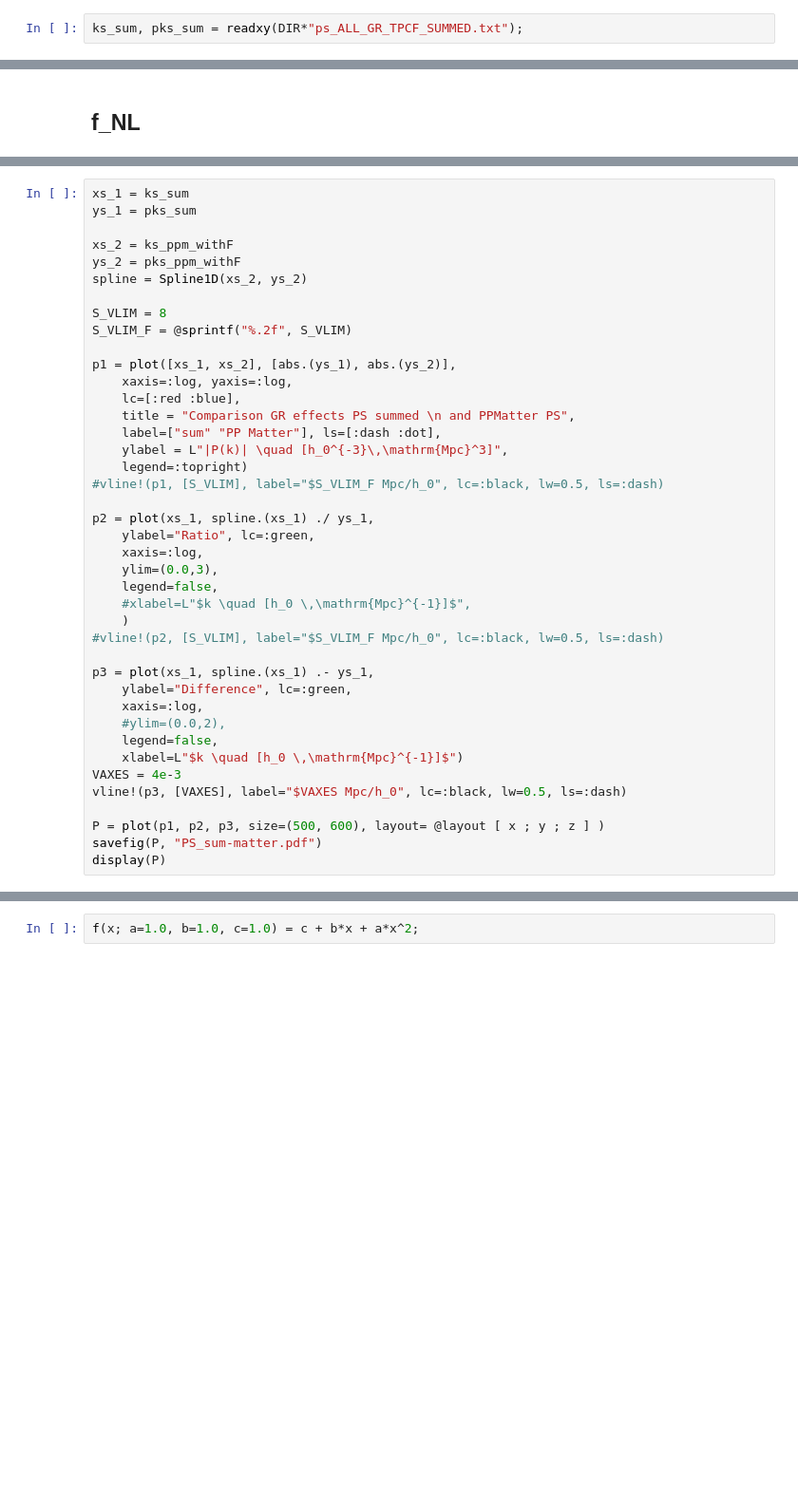
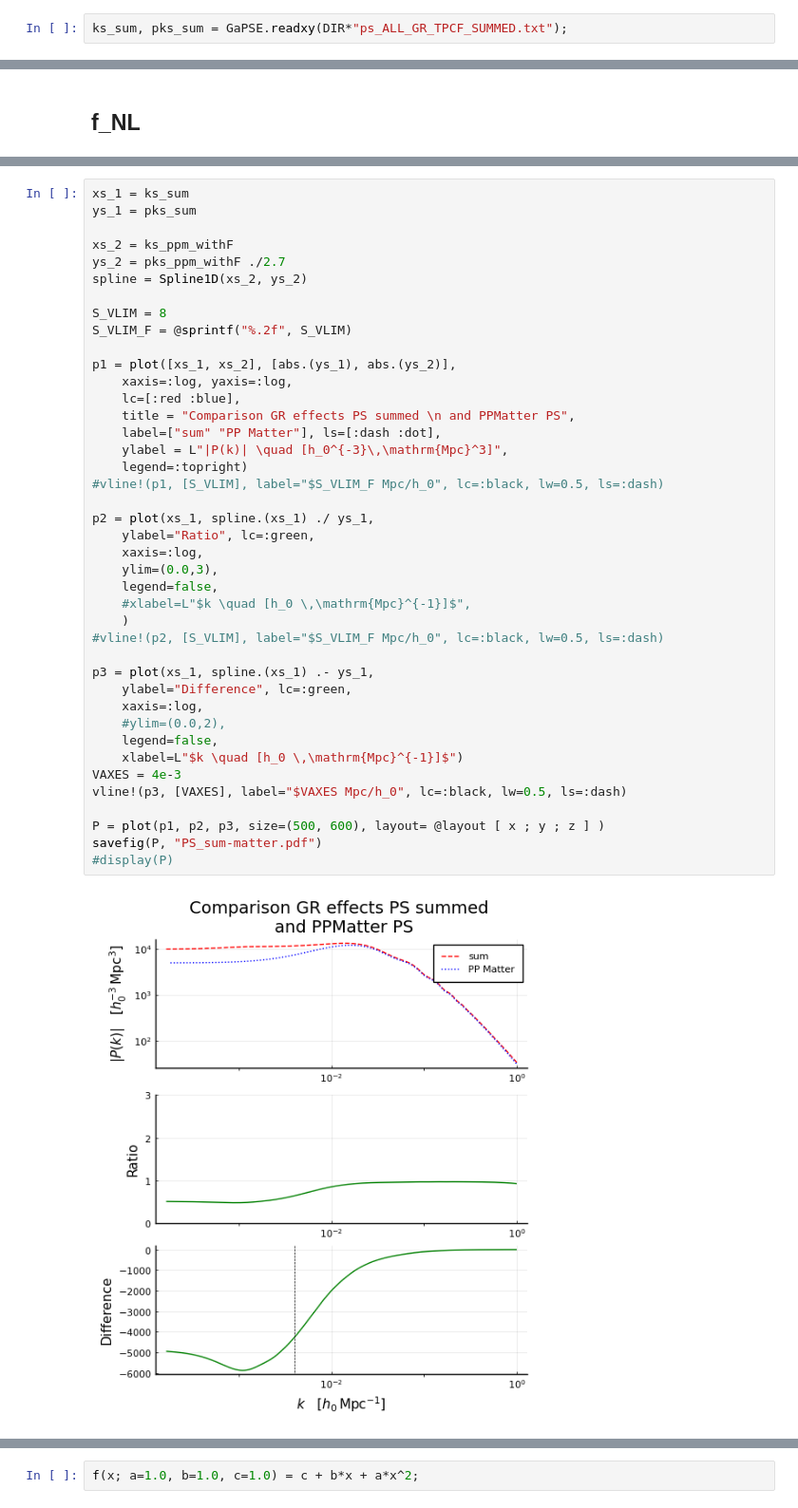
Before and after one commit to foglienimatteo/GaPSE.jl, a Jupyter notebook: ipynbs/Effective_fNL.ipynb, the cells around one changed output, grey strips where cells are left out. Shown at 95% size. Drawn from its saved outputs; the diff is of its cells as text; blank space fills up the shorter version.

```diff
--- a/ipynbs/Effective_fNL.ipynb
+++ b/ipynbs/Effective_fNL.ipynb
@@ -413,5 +522,5 @@ time needed for this Power Spectrum computation [in s] = 0.0006520748138427734
 # %%
-ks_sum, pks_sum = readxy(DIR*"ps_ALL_GR_TPCF_SUMMED.txt");
+ks_sum, pks_sum = GaPSE.readxy(DIR*"ps_ALL_GR_TPCF_SUMMED.txt");
 # %% [markdown]
 ## Plots
 # %%
@@ -566,7 +690,7 @@ xs_1 = ks_sum
 ys_1 = pks_sum
 
 xs_2 = ks_ppm_withF
-ys_2 = pks_ppm_withF
+ys_2 = pks_ppm_withF ./2.7
 spline = Spline1D(xs_2, ys_2)
 
 S_VLIM = 8
@@ -574,31 +698,33 @@ S_VLIM_F = @sprintf("%.2f", S_VLIM)
 
 p1 = plot([xs_1, xs_2], [abs.(ys_1), abs.(ys_2)],
     xaxis=:log, yaxis=:log,
     lc=[:red :blue],
     title = "Comparison GR effects PS summed \n and PPMatter PS",
     label=["sum" "PP Matter"], ls=[:dash :dot],
     ylabel = L"|P(k)| \quad [h_0^{-3}\,\mathrm{Mpc}^3]",
     legend=:topright)
 #vline!(p1, [S_VLIM], label="$S_VLIM_F Mpc/h_0", lc=:black, lw=0.5, ls=:dash)
 
 p2 = plot(xs_1, spline.(xs_1) ./ ys_1,
     ylabel="Ratio", lc=:green,
     xaxis=:log,
     ylim=(0.0,3),
     legend=false,
     #xlabel=L"$k \quad [h_0 \,\mathrm{Mpc}^{-1}]$",
     )
 #vline!(p2, [S_VLIM], label="$S_VLIM_F Mpc/h_0", lc=:black, lw=0.5, ls=:dash)
 
 p3 = plot(xs_1, spline.(xs_1) .- ys_1,
     ylabel="Difference", lc=:green,
     xaxis=:log,
     #ylim=(0.0,2),
     legend=false,
     xlabel=L"$k \quad [h_0 \,\mathrm{Mpc}^{-1}]$")
 VAXES = 4e-3
 vline!(p3, [VAXES], label="$VAXES Mpc/h_0", lc=:black, lw=0.5, ls=:dash)
 
 P = plot(p1, p2, p3, size=(500, 600), layout= @layout [ x ; y ; z ] )
 savefig(P, "PS_sum-matter.pdf")
-display(P)
+#display(P)
+# %% [output]
+[figure, added]
```
Also changed, not shown: parts of 49 cells of this notebook, 5 other files.
